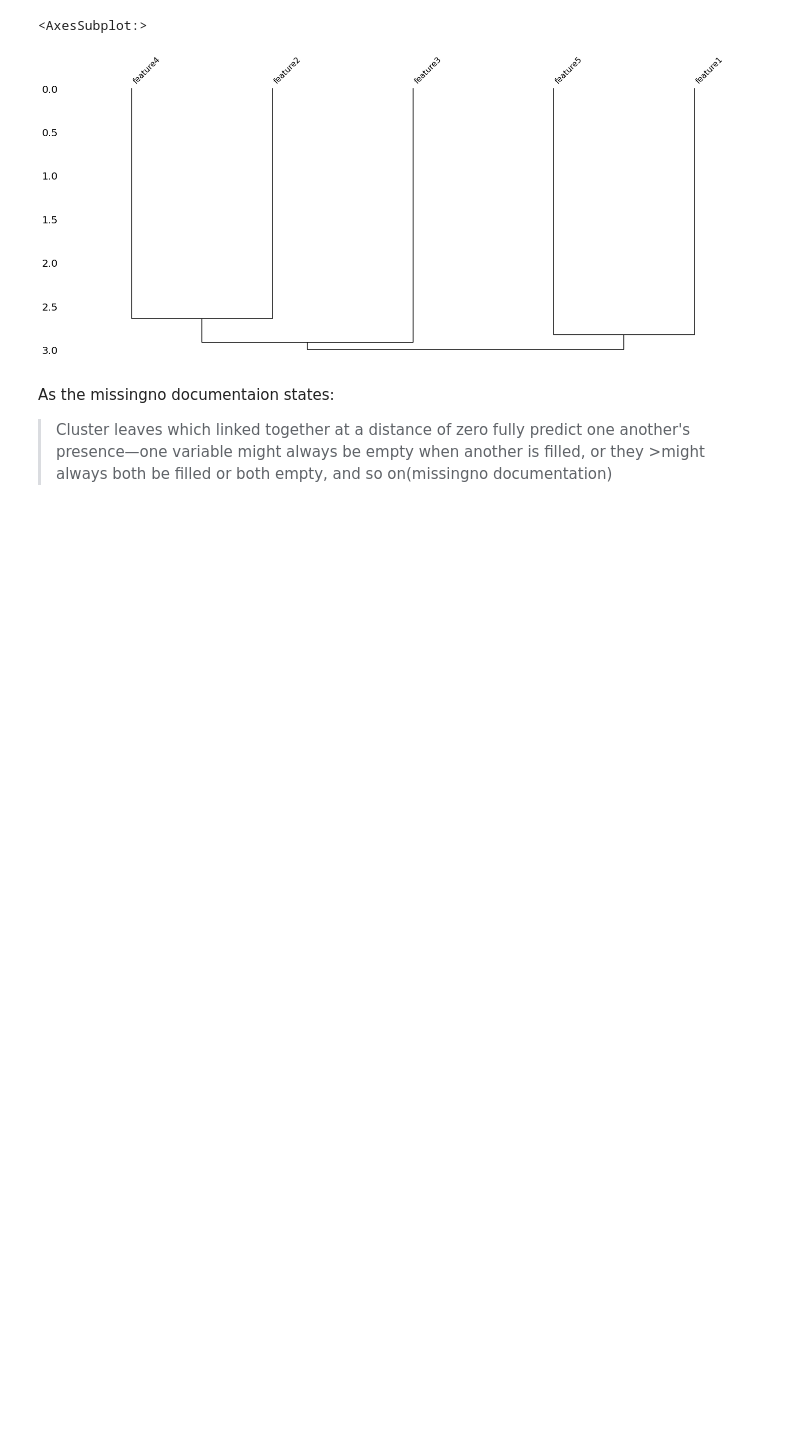
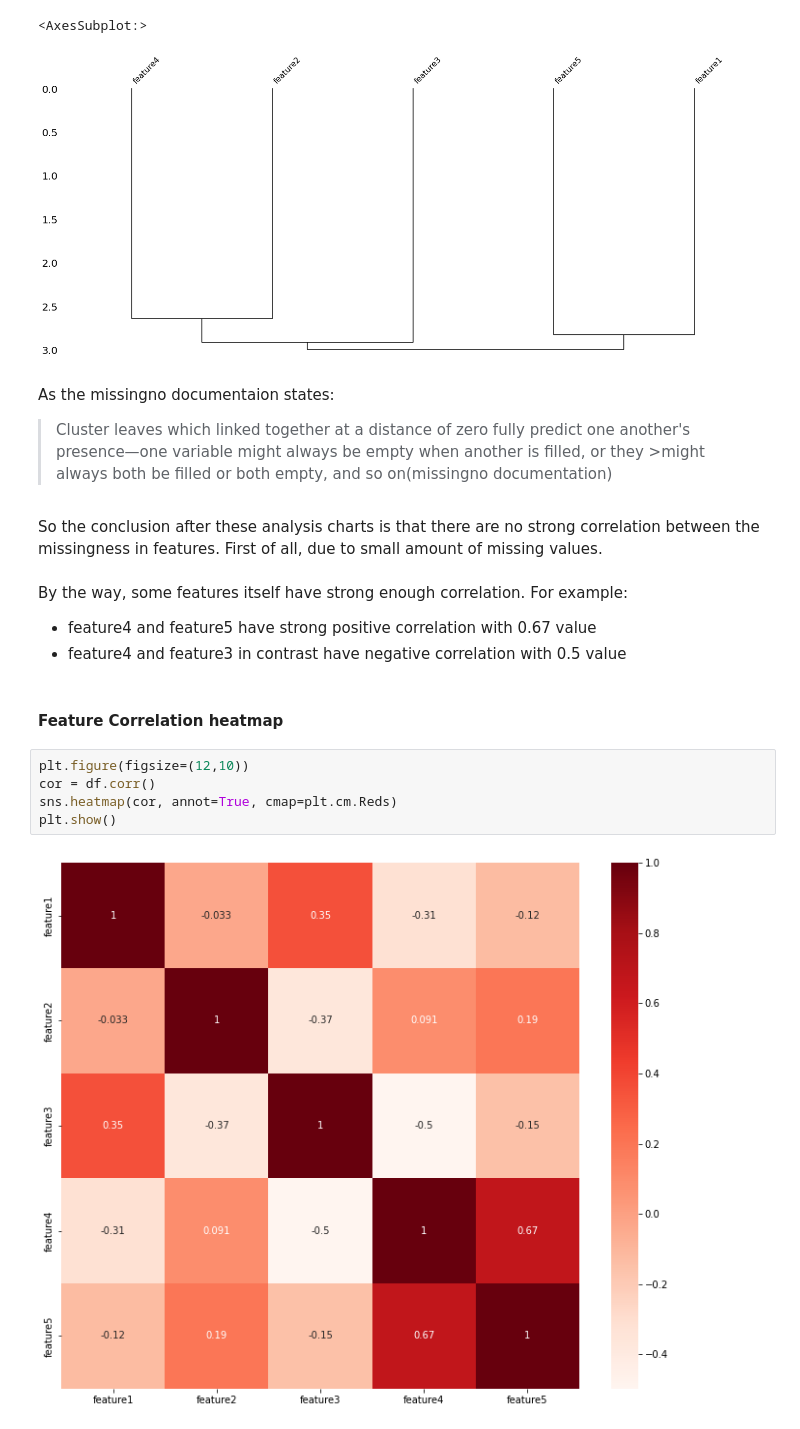
Before and after one commit to HSEDataAnalysis/LAB1_EDA, a Jupyter notebook: main.ipynb, the cells around one changed output. Saved outputs shown, nothing was run; the diff lists cells and outputs as text; blank space fills up the shorter version.

```diff
--- a/main.ipynb
+++ b/main.ipynb
@@ -81,3 +83,18 @@ msno.dendrogram(df)
 # %% [markdown]
 As the missingno documentaion states:
 >Cluster leaves which linked together at a distance of zero fully predict one another's presence—one variable might always be empty when another is filled, or they >might always both be filled or both empty, and so on(missingno documentation)
+# %% [markdown]
+So the conclusion after these analysis charts is that there are no strong correlation between the missingness in features. First of all, due to small amount of missing values.
+# %% [markdown]
+By the way, some features itself have strong enough correlation. For example:
+- feature4 and feature5 have strong positive correlation with 0.67 value
+- feature4 and feature3 in contrast have negative correlation with 0.5 value
+# %% [markdown]
+#### Feature Correlation heatmap
+# %%
+plt.figure(figsize=(12,10))
+cor = df.corr()
+sns.heatmap(cor, annot=True, cmap=plt.cm.Reds)
+plt.show()
+# %% [output]
+[figure, added]
```
Also changed, not shown: parts of 1 cell of this notebook.
